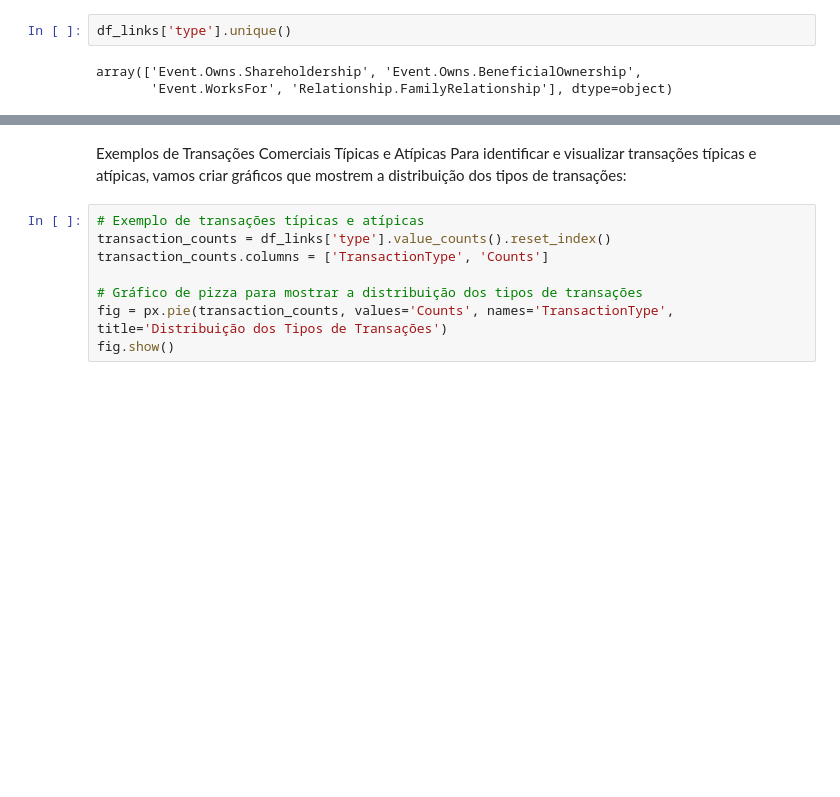
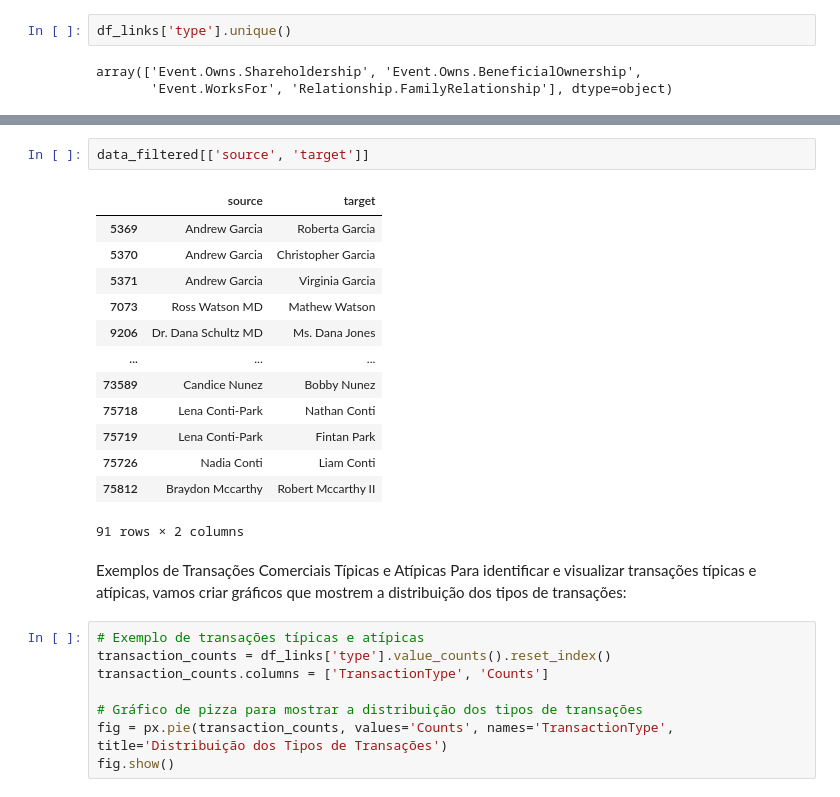
Before and after one commit to bettachini/visualizacion, a Jupyter notebook: vast2024/analisis2.ipynb, the cells around one changed output, grey strips where cells are left out. Drawn from its saved outputs; the diff is of its cells as text; blank space fills up the shorter version.

```diff
--- a/vast2024/analisis2.ipynb
+++ b/vast2024/analisis2.ipynb
@@ -120,3 +238,19 @@ fig.show()
+# %%
+data_filtered[['source', 'target']]
+# %% [output]
+|  | source | target |
+| 5369 | Andrew Garcia | Roberta Garcia |
+| 5370 | Andrew Garcia | Christopher Garcia |
+| 5371 | Andrew Garcia | Virginia Garcia |
+| 7073 | Ross Watson MD | Mathew Watson |
+| 9206 | Dr. Dana Schultz MD | Ms. Dana Jones |
+| ... | ... | ... |
+| 73589 | Candice Nunez | Bobby Nunez |
+| 75718 | Lena Conti-Park | Nathan Conti |
+| 75719 | Lena Conti-Park | Fintan Park |
+| 75726 | Nadia Conti | Liam Conti |
+| 75812 | Braydon Mccarthy | Robert Mccarthy II |
+91 rows × 2 columns
 # %% [markdown]
 Exemplos de Transações Comerciais Típicas e Atípicas
 Para identificar e visualizar transações típicas e atípicas, vamos criar gráficos que mostrem a distribuição dos tipos de transações:
```
Also changed, not shown: parts of 11 cells of this notebook.
